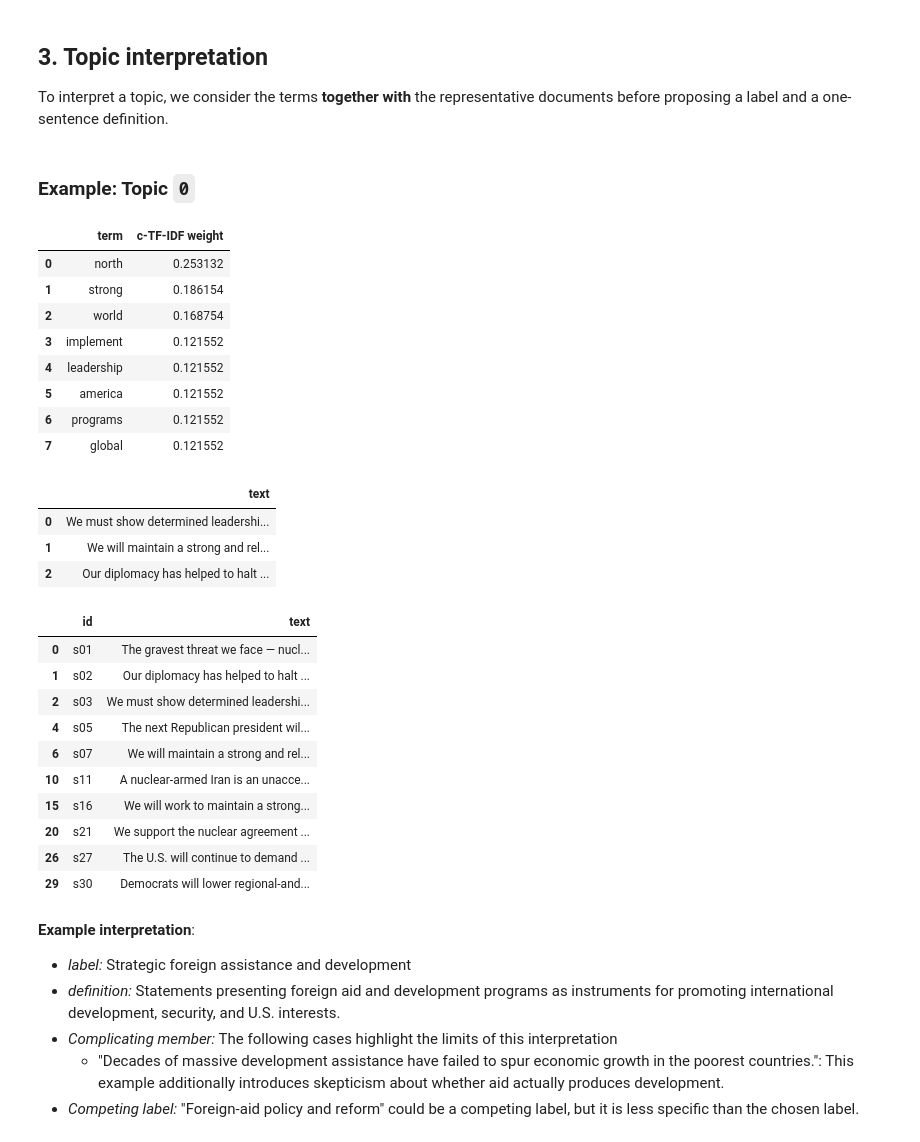
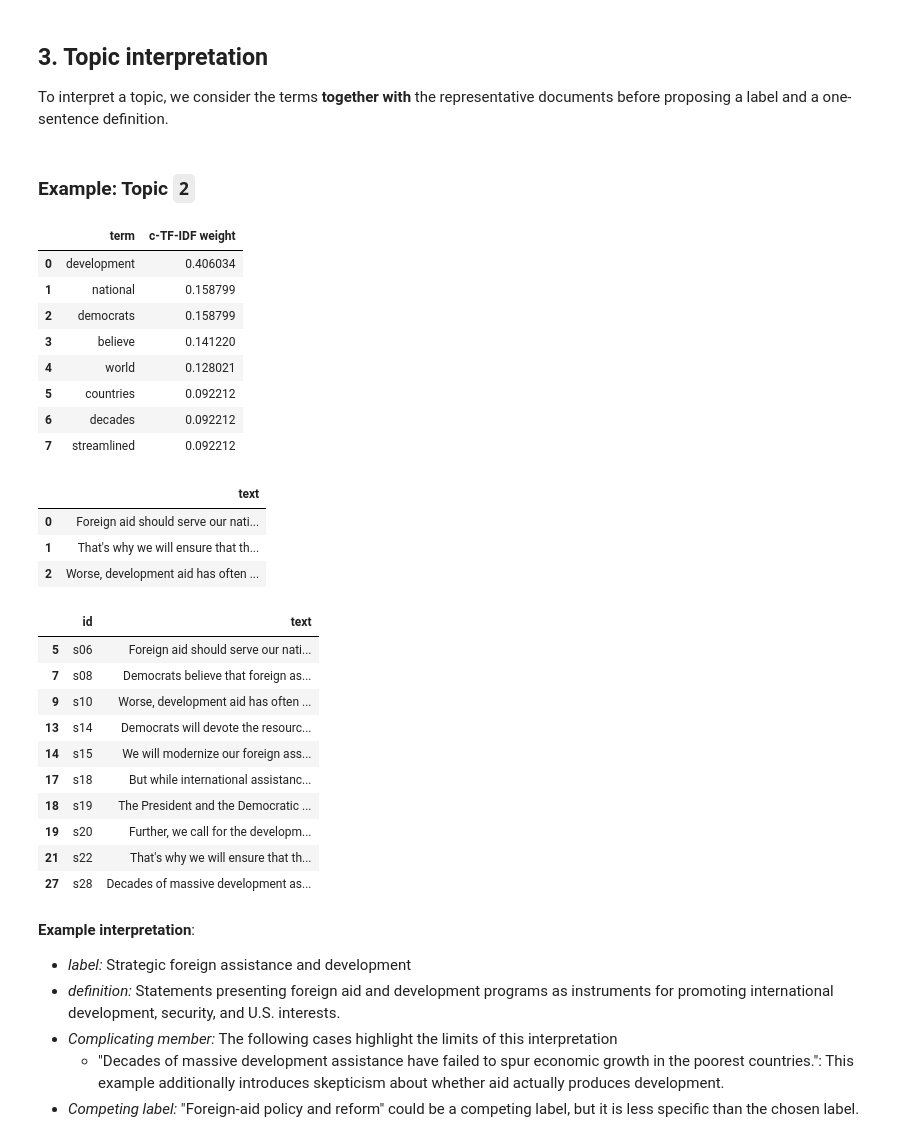
Before and after one commit to haukelicht/dia_text_analysis, a Jupyter notebook: notebooks/04-topic_modeling/clustering_and_bertopic.ipynb, the cells around one changed output. Cells and saved outputs as stored; diff of their text form; code cells hidden in the pictures.

Commit message:
fixed topic numbering issue in notebook

```diff
--- a/notebooks/04-topic_modeling/clustering_and_bertopic.ipynb
+++ b/notebooks/04-topic_modeling/clustering_and_bertopic.ipynb
@@ -252,39 +252,39 @@ print_html(topic_overview(topic_model))
 
 To interpret a topic, we consider the terms **together with** the representative documents before proposing a label and a one-sentence definition.
 # %% [markdown]
-### Example: Topic `0`
+### Example: Topic `2`
 # %%
-topic_nr = 0
+topic_nr = 2
 print_html(pd.DataFrame(topic_model.get_topic(topic_nr), columns=["term", "c-TF-IDF weight"]))
 print_html(representative_documents(topic_model, topic_nr))
 # %% [output]
 |  | term | c-TF-IDF weight |
-| 0 | north | 0.253132 |
-| 1 | strong | 0.186154 |
-| 2 | world | 0.168754 |
-| 3 | implement | 0.121552 |
-| 4 | leadership | 0.121552 |
-| 5 | america | 0.121552 |
-| 6 | programs | 0.121552 |
-| 7 | global | 0.121552 |
+| 0 | development | 0.406034 |
+| 1 | national | 0.158799 |
+| 2 | democrats | 0.158799 |
+| 3 | believe | 0.141220 |
+| 4 | world | 0.128021 |
+| 5 | countries | 0.092212 |
+| 6 | decades | 0.092212 |
+| 7 | streamlined | 0.092212 |
 |  | text |
-| 0 | We must show determined leadershi... |
-| 1 | We will maintain a strong and rel... |
-| 2 | Our diplomacy has helped to halt ... |
+| 0 | Foreign aid should serve our nati... |
+| 1 | That's why we will ensure that th... |
+| 2 | Worse, development aid has often ... |
 # %%
 print_html(sentences[sentences["topic"] == topic_nr][["id", "text"]])
 # %% [output]
 |  | id | text |
-| 0 | s01 | The gravest threat we face — nucl... |
-| 1 | s02 | Our diplomacy has helped to halt ... |
-| 2 | s03 | We must show determined leadershi... |
-| 4 | s05 | The next Republican president wil... |
-| 6 | s07 | We will maintain a strong and rel... |
-| 10 | s11 | A nuclear-armed Iran is an unacce... |
-| 15 | s16 | We will work to maintain a strong... |
-| 20 | s21 | We support the nuclear agreement ... |
-| 26 | s27 | The U.S. will continue to demand ... |
-| 29 | s30 | Democrats will lower regional-and... |
+| 5 | s06 | Foreign aid should serve our nati... |
+| 7 | s08 | Democrats believe that foreign as... |
+| 9 | s10 | Worse, development aid has often ... |
+| 13 | s14 | Democrats will devote the resourc... |
+| 14 | s15 | We will modernize our foreign ass... |
+| 17 | s18 | But while international assistanc... |
+| 18 | s19 | The President and the Democratic ... |
+| 19 | s20 | Further, we call for the developm... |
+| 21 | s22 | That's why we will ensure that th... |
+| 27 | s28 | Decades of massive development as... |
 # %% [markdown]
 **Example interpretation**:
 
```
Also changed, not shown: parts of 1 cell of this notebook.
